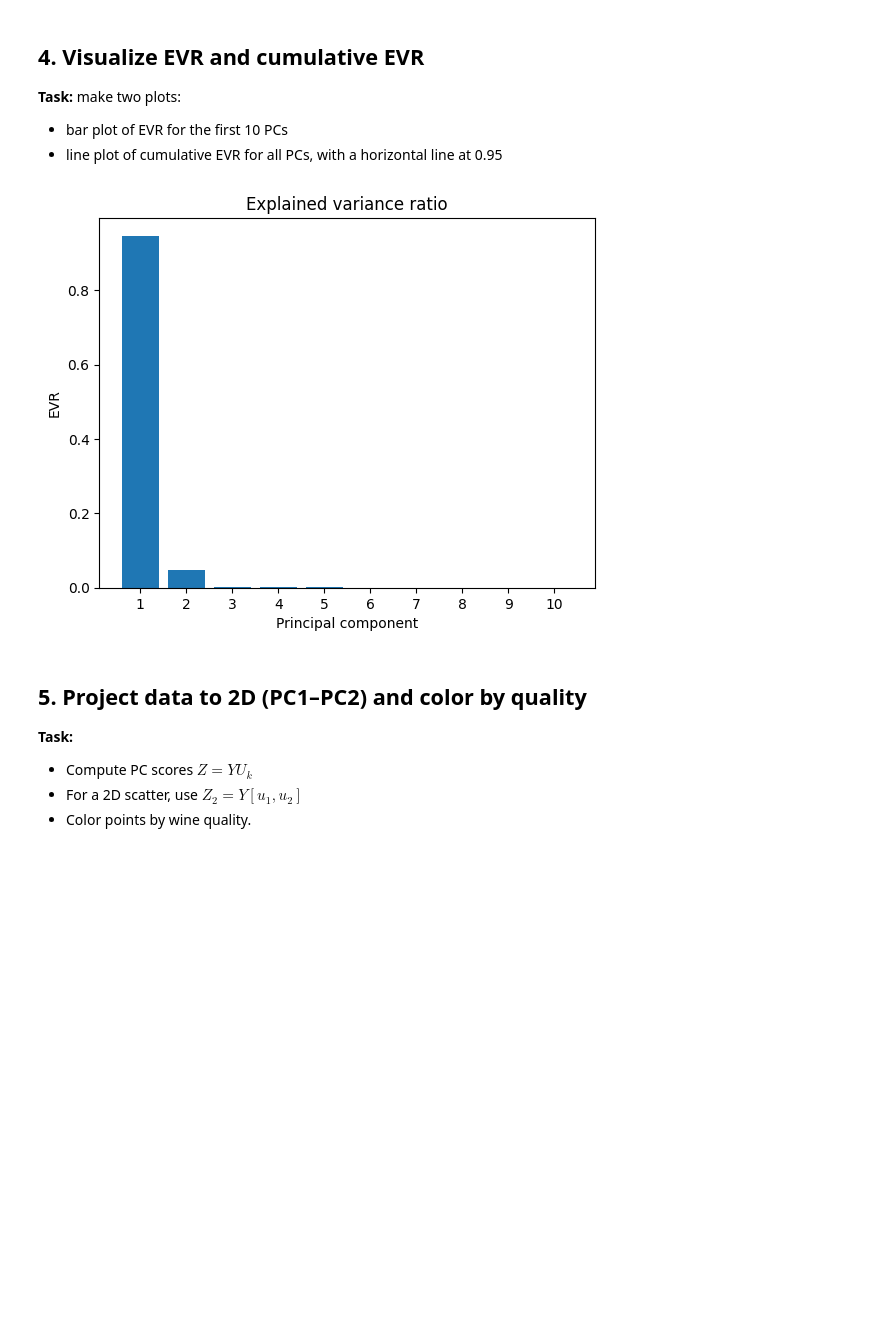
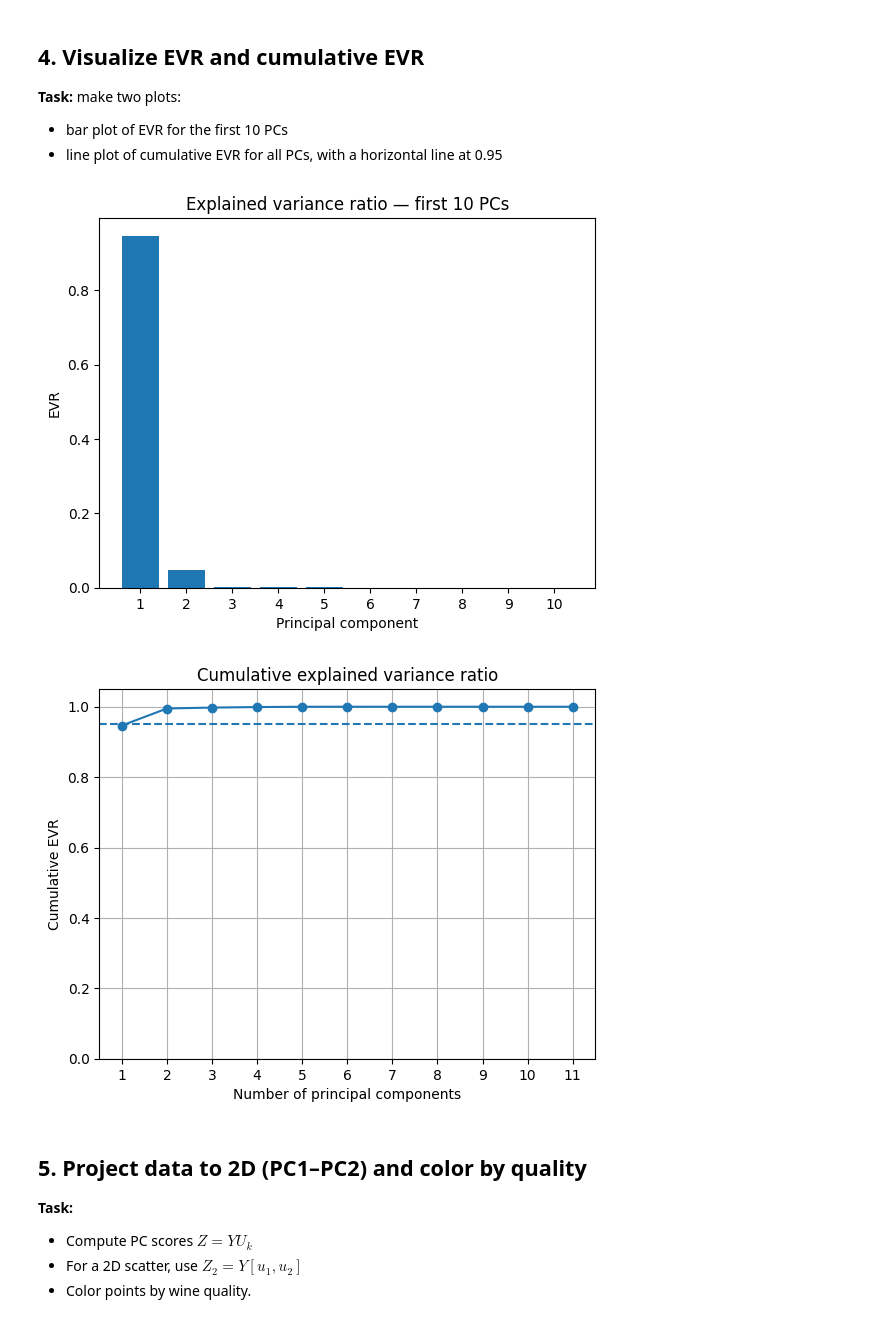
Before and after one commit to lena458/machine_learning, a Jupyter notebook: PCA_exercise_template.ipynb, the cells around one changed output. Cells and saved outputs as stored; diff of their text form; code cells hidden in the pictures; blank space fills up the shorter version.

```diff
--- a/PCA_exercise_template.ipynb
+++ b/PCA_exercise_template.ipynb
@@ -33,10 +33,12 @@ print(df.shape)
 print(df.head())
 
 # TODO: Create X (numpy array of features) and y (numpy array of quality)
-X = df.drop('quality', axis=1)
-y = df['quality']
+X = df.drop(columns=["quality"]).to_numpy(dtype=float)
+y = df["quality"].to_numpy()
 
 # TODO: Print X.shape, y.shape
+print("X.shape:", X.shape)
+print("y.shape:", y.shape)
 # %% [output]
 (1599, 12)
    fixed acidity  volatile acidity  citric acid  residual sugar  chlorides  \
@@ -81,6 +83,10 @@ def pca_from_cov(S):
     evals, evecs = np.linalg.eigh(S)
     idx = np.argsort(evals)[::-1]
     return evals[idx], evecs[:, idx]
+
+def explained_variance_ratio(evals):
+    total = np.sum(evals)
+    return evals / total
 # %% [markdown]
 ## 3. Run PCA and compute explained variance
 **Task:**
@@ -96,8 +102,7 @@ S = covariance_matrix(Y)
 evals, U = pca_from_cov(S)
 
 # TODO: EVR
-total = np.sum(evals)
-evr = evals / total
+evr = explained_variance_ratio(evals)
 cum = np.cumsum(evr)
 
 # TODO: find k95 (smallest k with cum[k-1] >= 0.95)
@@ -120,16 +125,31 @@ k95: 2
 - line plot of cumulative EVR for all PCs, with a horizontal line at 0.95
 # %%
 # TODO: Make EVR bar plot (first 10)
-# TODO: Make cumulative EVR line plot (all)
+num_pcs = min(10, len(evr))
+
 plt.figure()
-plt.bar(range(1, 11), evr[:10])
-plt.title("Explained variance ratio")
+plt.bar(range(1, num_pcs + 1), evr[:num_pcs])
+plt.title("Explained variance ratio — first 10 PCs")
 plt.xlabel("Principal component")
 plt.ylabel("EVR")
-plt.xticks(range(1,11))
+plt.xticks(range(1, num_pcs + 1))
 plt.show()
+
+# TODO: Make cumulative EVR line plot (all)
+
+plt.figure()
+plt.plot(range(1, len(cum) + 1), cum, marker="o")
+plt.axhline(0.95, linestyle="--")
+plt.title("Cumulative explained variance ratio")
+plt.xlabel("Number of principal components")
+plt.ylabel("Cumulative EVR")
+plt.xticks(range(1, len(cum) + 1))
+plt.ylim(0, 1.05)
+plt.grid(True)
+plt.show()
 # %% [output]
-[figure, old version]
+[figure, new version]
+[figure, added]
 # %% [markdown]
 ## 5. Project data to 2D (PC1–PC2) and color by quality
 **Task:**
```
Also changed, not shown: parts of 4 cells of this notebook.
